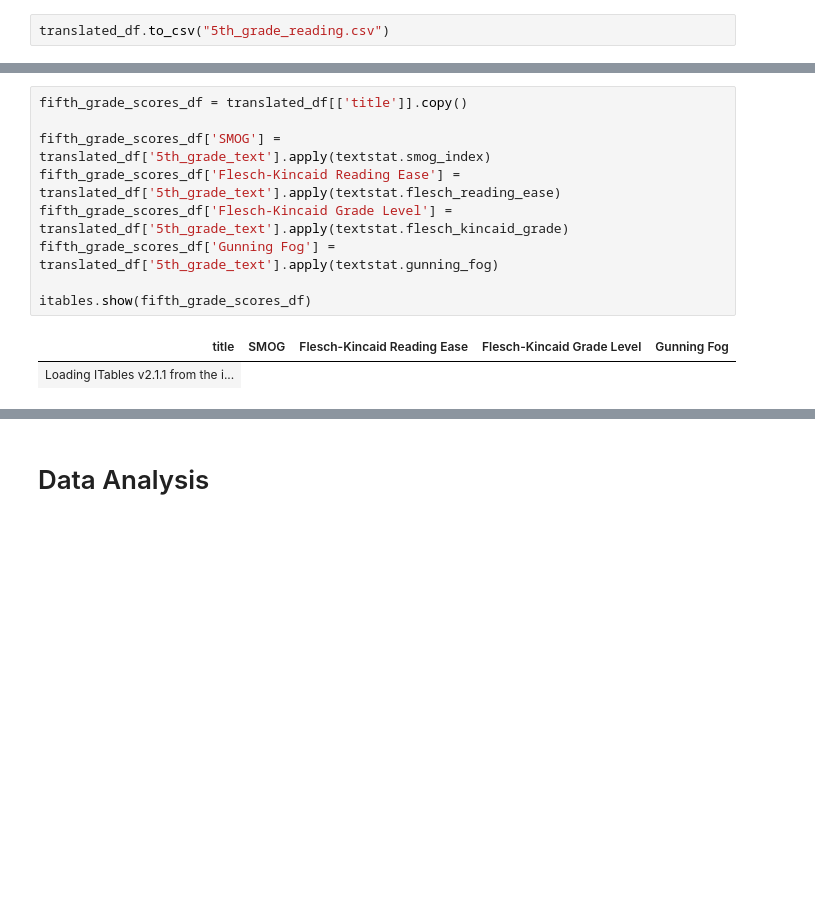
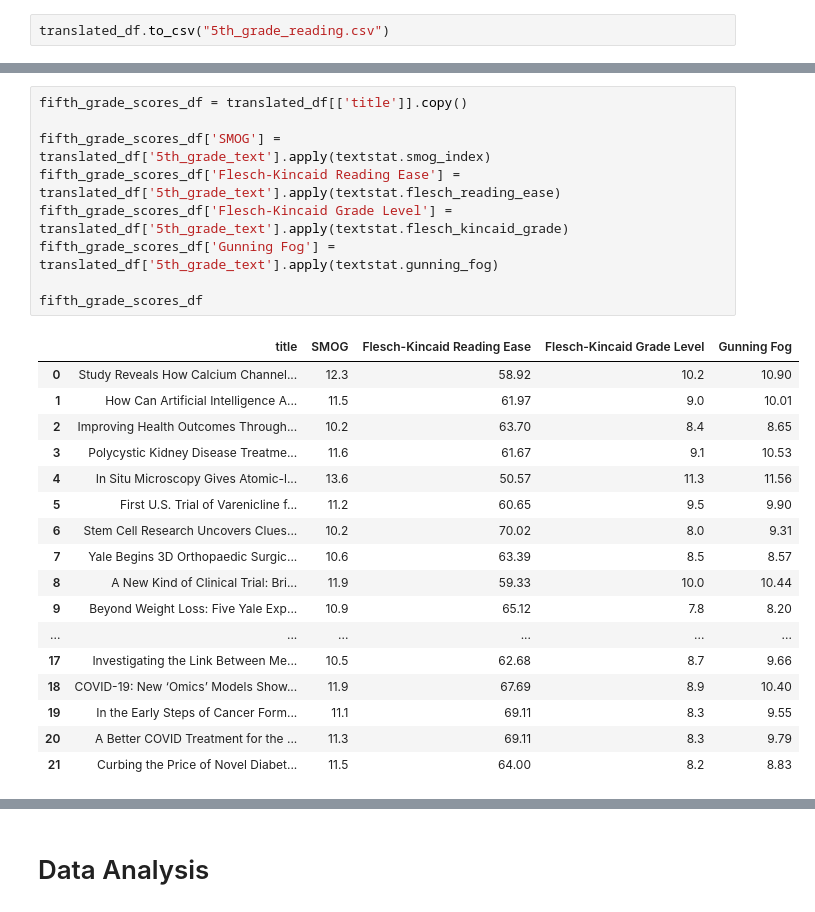
Before and after one commit to alexanderSolod/MedExplain, a Jupyter notebook: claude_analysis.ipynb, the cells around one changed output, grey strips where cells are left out. Drawn from its saved outputs; the diff is of its cells as text; blank space fills up the shorter version.

```diff
--- a/claude_analysis.ipynb
+++ b/claude_analysis.ipynb
@@ -82,12 +98,27 @@ translated_df = pd.read_csv("5th_grade_reading.csv")
 # %%
 fifth_grade_scores_df = translated_df[['title']].copy()
 
 fifth_grade_scores_df['SMOG'] = translated_df['5th_grade_text'].apply(textstat.smog_index)
 fifth_grade_scores_df['Flesch-Kincaid Reading Ease'] = translated_df['5th_grade_text'].apply(textstat.flesch_reading_ease)
 fifth_grade_scores_df['Flesch-Kincaid Grade Level'] = translated_df['5th_grade_text'].apply(textstat.flesch_kincaid_grade)
 fifth_grade_scores_df['Gunning Fog'] = translated_df['5th_grade_text'].apply(textstat.gunning_fog)
 
-itables.show(fifth_grade_scores_df)
+fifth_grade_scores_df
 # %% [output]
-| title | SMOG | Flesch-Kincaid Reading Ease | Flesch-Kincaid Grade Level | Gunning Fog |
-| Loading ITables v2.1.1 from the i... |
+|  | title | SMOG | Flesch-Kincaid Reading Ease | Flesch-Kincaid Grade Level | Gunning Fog |
+| 0 | Study Reveals How Calcium Channel... | 12.3 | 58.92 | 10.2 | 10.90 |
+| 1 | How Can Artificial Intelligence A... | 11.5 | 61.97 | 9.0 | 10.01 |
+| 2 | Improving Health Outcomes Through... | 10.2 | 63.70 | 8.4 | 8.65 |
+| 3 | Polycystic Kidney Disease Treatme... | 11.6 | 61.67 | 9.1 | 10.53 |
+| 4 | In Situ Microscopy Gives Atomic-l... | 13.6 | 50.57 | 11.3 | 11.56 |
+| 5 | First U.S. Trial of Varenicline f... | 11.2 | 60.65 | 9.5 | 9.90 |
+| 6 | Stem Cell Research Uncovers Clues... | 10.2 | 70.02 | 8.0 | 9.31 |
+| 7 | Yale Begins 3D Orthopaedic Surgic... | 10.6 | 63.39 | 8.5 | 8.57 |
+| 8 | A New Kind of Clinical Trial: Bri... | 11.9 | 59.33 | 10.0 | 10.44 |
+| 9 | Beyond Weight Loss: Five Yale Exp... | 10.9 | 65.12 | 7.8 | 8.20 |
+| ... | ... | ... | ... | ... | ... |
+| 17 | Investigating the Link Between Me... | 10.5 | 62.68 | 8.7 | 9.66 |
+| 18 | COVID-19: New ‘Omics’ Models Show... | 11.9 | 67.69 | 8.9 | 10.40 |
+| 19 | In the Early Steps of Cancer Form... | 11.1 | 69.11 | 8.3 | 9.55 |
+| 20 | A Better COVID Treatment for the ... | 11.3 | 69.11 | 8.3 | 9.79 |
+| 21 | Curbing the Price of Novel Diabet... | 11.5 | 64.00 | 8.2 | 8.83 |
```
Also changed, not shown: parts of 7 cells of this notebook.
